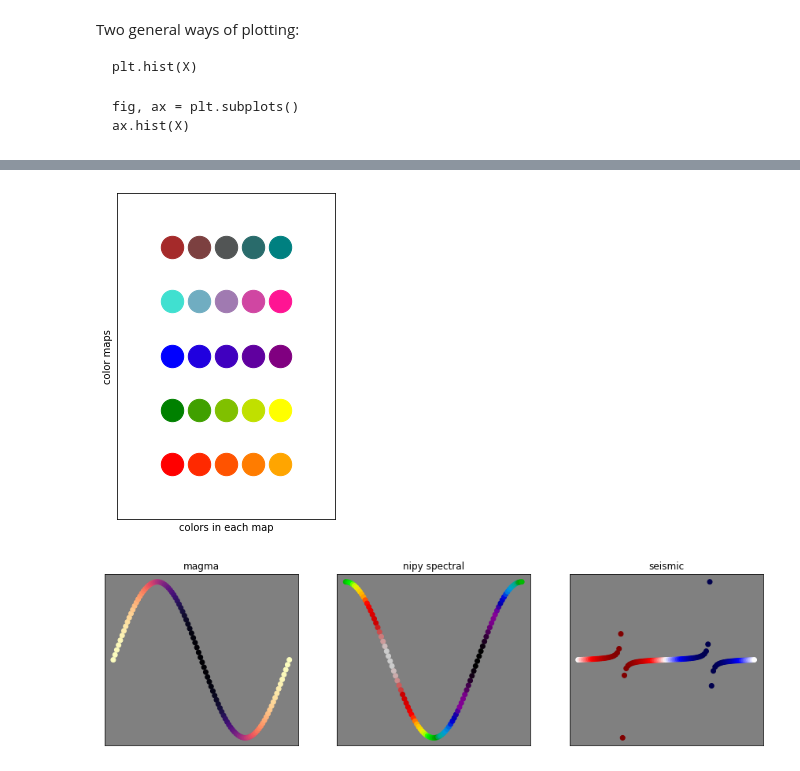
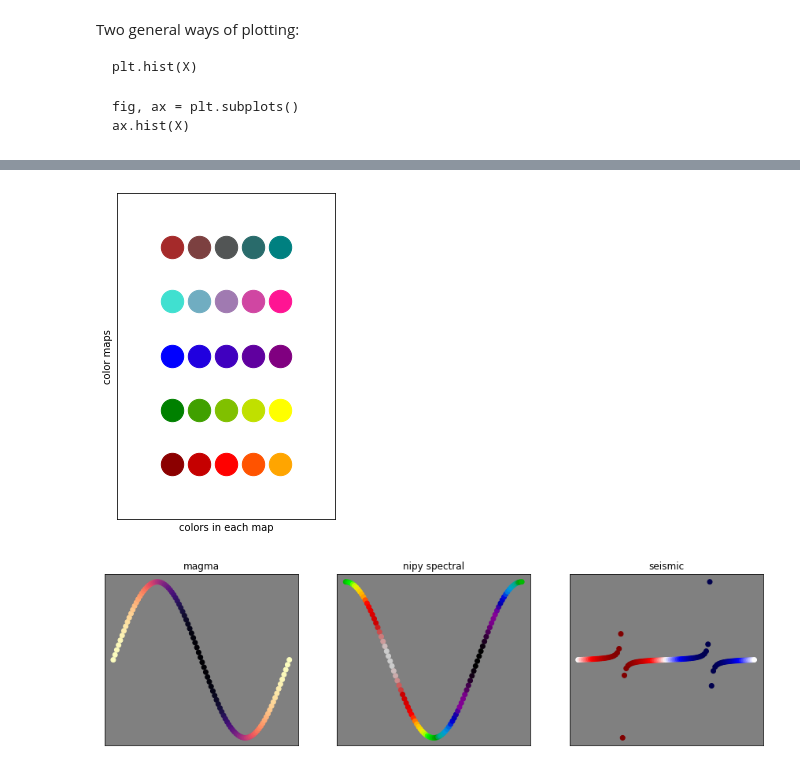
Before and after one commit to fireofearth/document, a Jupyter notebook: python/doc.matplotlib.ipynb, the cells around one changed output, grey strips where cells are left out. Drawn from its saved outputs; the diff is of its cells as text; code cells hidden in the pictures.

```diff
--- a/python/doc.matplotlib.ipynb
+++ b/python/doc.matplotlib.ipynb
@@ -115,30 +182,30 @@ HTML(ani.to_html5_video())
 # %%
 # Color swabs in matplotlib
 _COLORS = [
-    clr.LinearSegmentedColormap.from_list('ro', ['red', 'orange'], N=256),
+    clr.LinearSegmentedColormap.from_list('ro', ['darkred', 'red', 'orange'], N=256),
     clr.LinearSegmentedColormap.from_list('gy', ['green', 'yellow'], N=256),
     clr.LinearSegmentedColormap.from_list('bp', ['blue', 'purple'], N=256),
     clr.LinearSegmentedColormap.from_list('td', ['turquoise', 'deeppink'], N=256),
     clr.LinearSegmentedColormap.from_list('bt', ['brown', 'teal'], N=256),
 ]
 _colors = []
 for _colormap in _COLORS:
     _colors.append(_colormap(np.linspace(0,1,5)))
 
 plt.figure(figsize=(6, 6))
 for j in range(0, 5):
     for i in range(0, 5):
         plt.scatter(i / 2, j, color=_colors[j][i], s=500)
 ax = plt.gca()
 ax.set_aspect('equal')
 ax.set_xlim([-1, 3])
 ax.set_ylim([-1, 5])
 ax.set_xticks([]); ax.set_yticks([])
 ax.set_xlabel('colors in each map')
 ax.set_ylabel('color maps')
 None
 # %% [output]
-[figure, old version]
+[figure, new version]
 # %%
 # Using plt.figure(), fig.add_subplot() and fig.axes
 # Scatter plots, programmically mapping each point with a color from the colormap.
```
Also changed, not shown: parts of 3 cells of this notebook, 10 other files.
